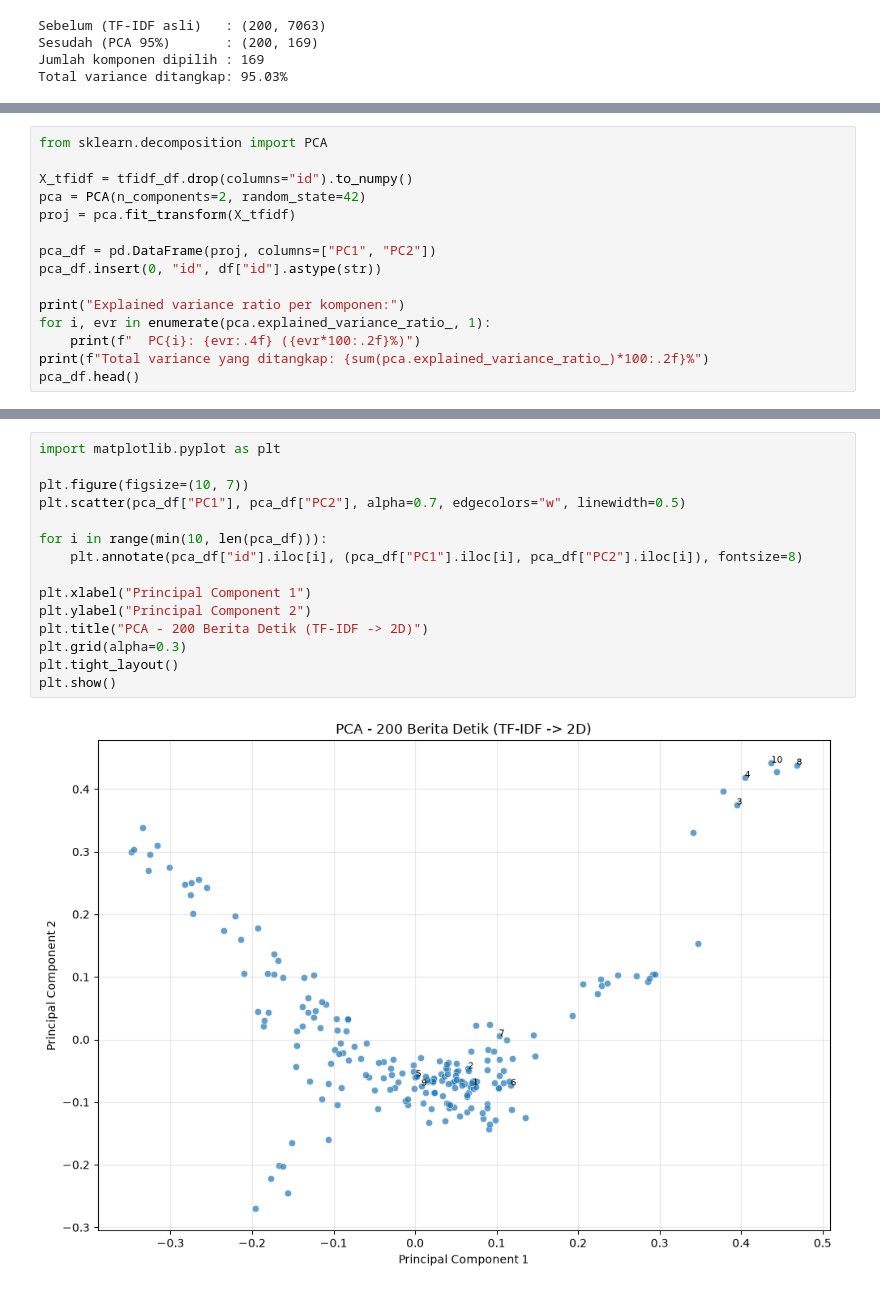
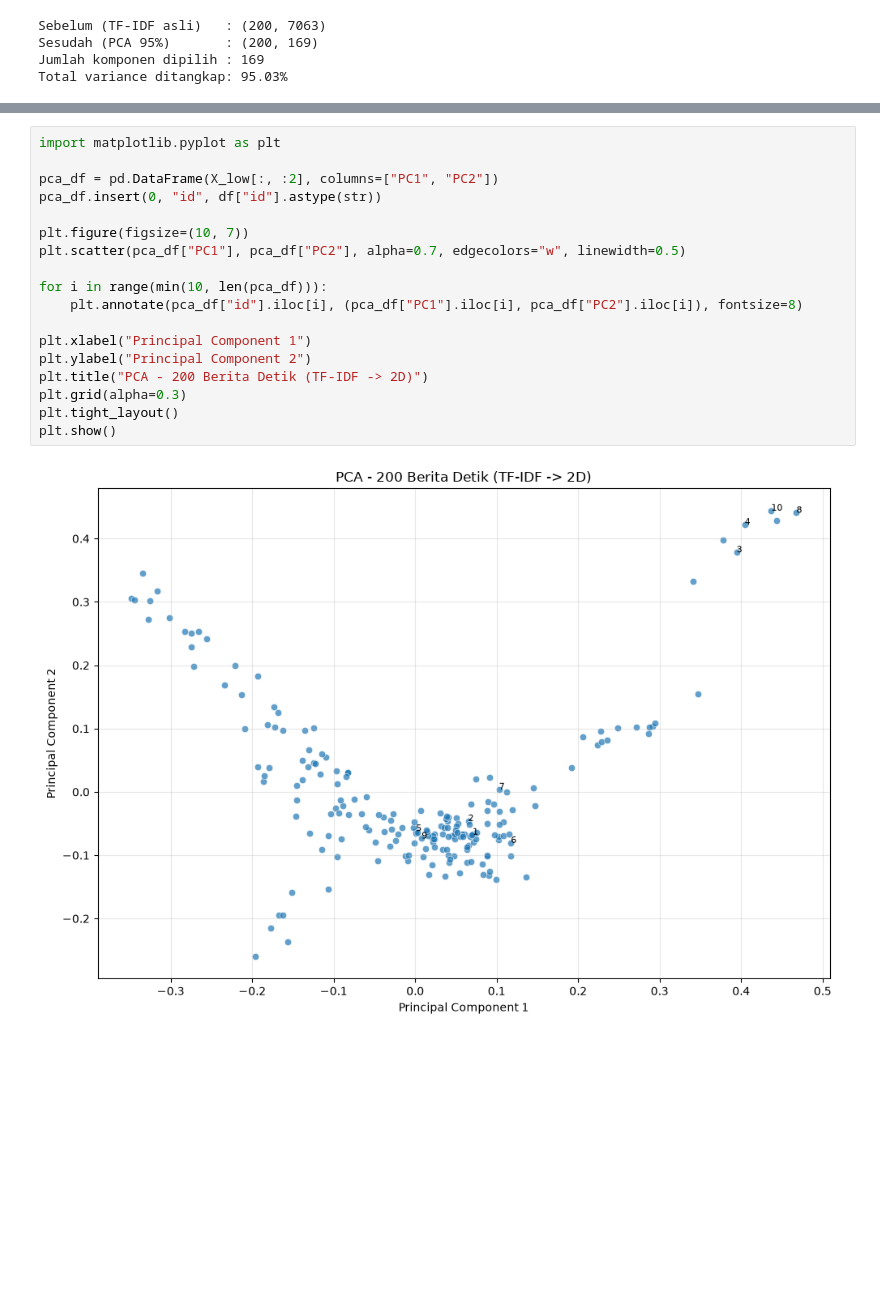
Before and after one commit to Abidayyasy/PPW, a Jupyter notebook: tugas2.ipynb, the cells around one changed output, grey strips where cells are left out. Saved outputs shown, nothing was run; the diff lists cells and outputs as text; blank space fills up the shorter version.

Commit message:
tugas2: buang langkah 2 (PCA n_components=2), tabel hasil reduksi pindah ke langkah 1, visualisasi jadi langkah 2 (scatter langsung dari top-2 komponen X_low)

```diff
--- a/tugas2.ipynb
+++ b/tugas2.ipynb
@@ -349,15 +342,0 @@ Hasil langkah 1 mereduksi **7.063 kolom kata menjadi 169 komponen** (total varia
-# %%
-from sklearn.decomposition import PCA
-
-X_tfidf = tfidf_df.drop(columns="id").to_numpy()
-pca = PCA(n_components=2, random_state=42)
-proj = pca.fit_transform(X_tfidf)
-
-pca_df = pd.DataFrame(proj, columns=["PC1", "PC2"])
-pca_df.insert(0, "id", df["id"].astype(str))
-
-print("Explained variance ratio per komponen:")
-for i, evr in enumerate(pca.explained_variance_ratio_, 1):
-    print(f"  PC{i}: {evr:.4f} ({evr*100:.2f}%)")
-print(f"Total variance yang ditangkap: {sum(pca.explained_variance_ratio_)*100:.2f}%")
-pca_df.head()
@@ -382,21 +367,24 @@ Gambar berikut menampilkan sebaran 200 dokumen berdasarkan `PC1` (sumbu-X) dan `
 - Ruang 2D ini hanya mewakili ~4.32% total variance - cukup untuk melihat sebaran kasar, bukan seluruh informasi 7.063 kolom (95% sisanya sudah ditahan di 169 komponen langkah 1).
 # %%
 import matplotlib.pyplot as plt
+
+pca_df = pd.DataFrame(X_low[:, :2], columns=["PC1", "PC2"])
+pca_df.insert(0, "id", df["id"].astype(str))
 
 plt.figure(figsize=(10, 7))
 plt.scatter(pca_df["PC1"], pca_df["PC2"], alpha=0.7, edgecolors="w", linewidth=0.5)
 
 for i in range(min(10, len(pca_df))):
     plt.annotate(pca_df["id"].iloc[i], (pca_df["PC1"].iloc[i], pca_df["PC2"].iloc[i]), fontsize=8)
 
 plt.xlabel("Principal Component 1")
 plt.ylabel("Principal Component 2")
 plt.title("PCA - 200 Berita Detik (TF-IDF -> 2D)")
 plt.grid(alpha=0.3)
 plt.tight_layout()
 plt.show()
 # %% [output]
-[figure, old version]
+[figure, new version]
 # %%
 # Simpan hasil ekstraksi fitur ke satu file Excel (3 sheet)
 import pandas as pd
```
Also changed, not shown: parts of 6 cells of this notebook, 1 other file.
